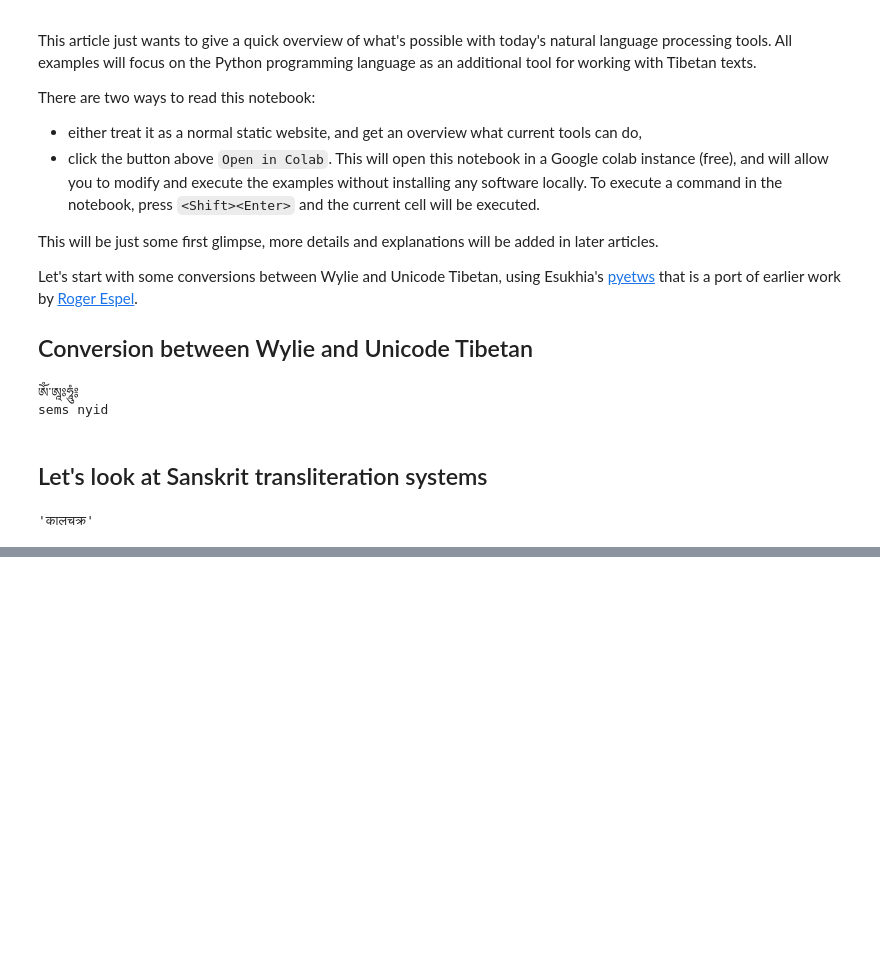
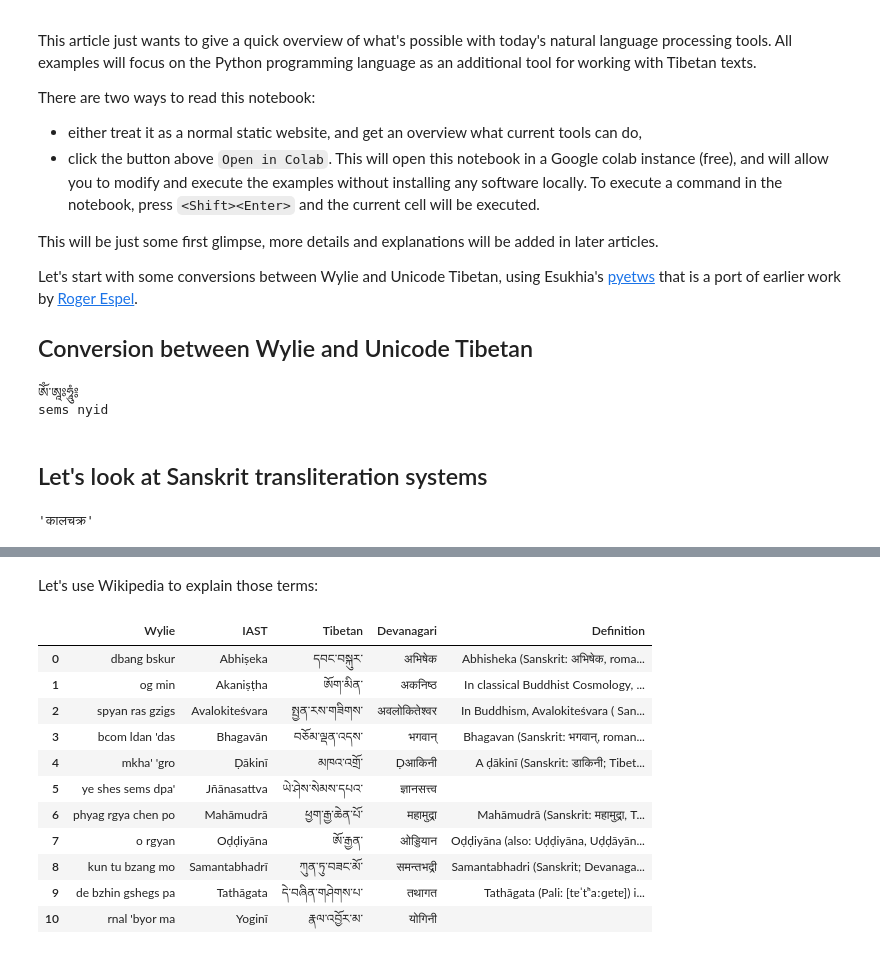
Before and after one commit to DigitalTibetan/DigitalTibetan, a Jupyter notebook: docs/computational_dharma.ipynb, the cells around one changed output, grey strips where cells are left out. Drawn from its saved outputs; the diff is of its cells as text; code cells hidden in the pictures; blank space fills up the shorter version.

Commit message:
Glossary example

```diff
--- a/docs/computational_dharma.ipynb
+++ b/docs/computational_dharma.ipynb
@@ -43,0 +63,6 @@ transliterate("Kālacakra", sanscript.IAST, sanscript.DEVANAGARI)
+# %%
+iast = [x.split('-')[0].strip() for x in sample_glossary.split("\n")]
+wylie = [x.split('-')[1].strip()+' ' for x in sample_glossary.split("\n")]
+# %%
+df = pd.DataFrame.from_dict({'Wylie': wylie, 'IAST': iast})
+df
@@ -43,0 +84,4 @@ transliterate("Kālacakra", sanscript.IAST, sanscript.DEVANAGARI)
+# %%
+df['Tibetan']=[converter.toUnicode(x) for x in df['Wylie']]
+df['Devanagari']=[transliterate(x, sanscript.IAST, sanscript.DEVANAGARI) for x in df['IAST']]
+df
@@ -43,0 +101,2 @@ transliterate("Kālacakra", sanscript.IAST, sanscript.DEVANAGARI)
+# %% [markdown]
+Let's use Wikipedia to explain those terms:
@@ -43,0 +107,38 @@ transliterate("Kālacakra", sanscript.IAST, sanscript.DEVANAGARI)
+# %%
+def wikipedia_summary(query, verbose=False):
+    api="https://en.wikipedia.org/w/api.php"
+    esc_query=quote(query)
+    query_url=f"{api}?format=json&action=query&prop=extracts&exintro&explaintext&redirects=1&titles={esc_query}"
+    result=[]
+    with urlopen(query_url) as f:
+        resp = json.load(f)
+        if verbose is True:
+            print(resp)
+        for entry_name in resp["query"]["pages"]:
+            entry=resp["query"]["pages"][entry_name]
+            if "title" in entry.keys() and 'extract' in entry.keys():
+                result.append((entry['title'],entry['extract']))
+    if len(result)==1:
+        ans=result[0][1]
+        if 'refer' in ans and 'to:' in ans:
+            return ""
+        else:
+            return ans
+    else:
+        return ""
+# %%
+df['Definition']=[wikipedia_summary(x) for x in df['IAST']]
+df
+# %% [output]
+|  | Wylie | IAST | Tibetan | Devanagari | Definition |
+| 0 | dbang bskur | Abhiṣeka | དབང་བསྐུར་ | अभिषेक | Abhisheka (Sanskrit: अभिषेक, roma... |
+| 1 | og min | Akaniṣṭha | ཨོག་མིན་ | अकनिष्ठ | In classical Buddhist Cosmology, ... |
+| 2 | spyan ras gzigs | Avalokiteśvara | སྤྱན་རས་གཟིགས་ | अवलोकितेश्वर | In Buddhism, Avalokiteśvara ( San... |
+| 3 | bcom ldan 'das | Bhagavān | བཅོམ་ལྡན་འདས་ | भगवान् | Bhagavan (Sanskrit: भगवान्, roman... |
+| 4 | mkha' 'gro | Ḍākinī | མཁའ་འགྲོ་ | Ḍआकिनी | A ḍākinī (Sanskrit: डाकिनी; Tibet... |
+| 5 | ye shes sems dpa' | Jñānasattva | ཡེ་ཤེས་སེམས་དཔའ་ | ज्ञानसत्त्व |  |
+| 6 | phyag rgya chen po | Mahāmudrā | ཕྱག་རྒྱ་ཆེན་པོ་ | महामुद्रा | Mahāmudrā (Sanskrit: महामुद्रा, T... |
+| 7 | o rgyan | Oḍḍiyāna | ཨོ་རྒྱན་ | ओड्डियान | Oḍḍiyāna (also: Uḍḍiyāna, Uḍḍāyān... |
+| 8 | kun tu bzang mo | Samantabhadrī | ཀུན་ཏུ་བཟང་མོ་ | समन्तभद्री | Samantabhadri (Sanskrit; Devanaga... |
+| 9 | de bzhin gshegs pa | Tathāgata | དེ་བཞིན་གཤེགས་པ་ | तथागत | Tathāgata (Pali: [tɐˈtʰaːɡɐtɐ]) i... |
+| 10 | rnal 'byor ma | Yoginī | རྣལ་འབྱོར་མ་ | योगिनी |  |
```
Also changed, not shown: parts of 9 cells of this notebook.
